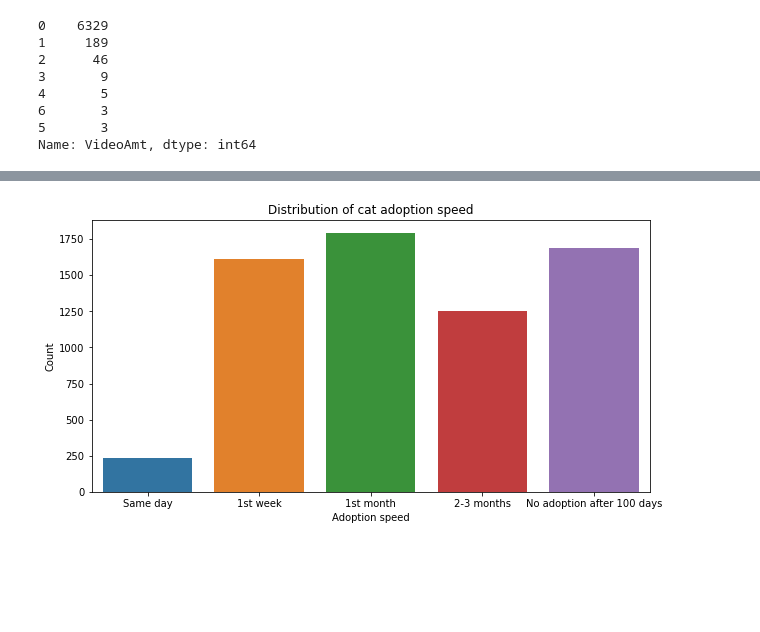
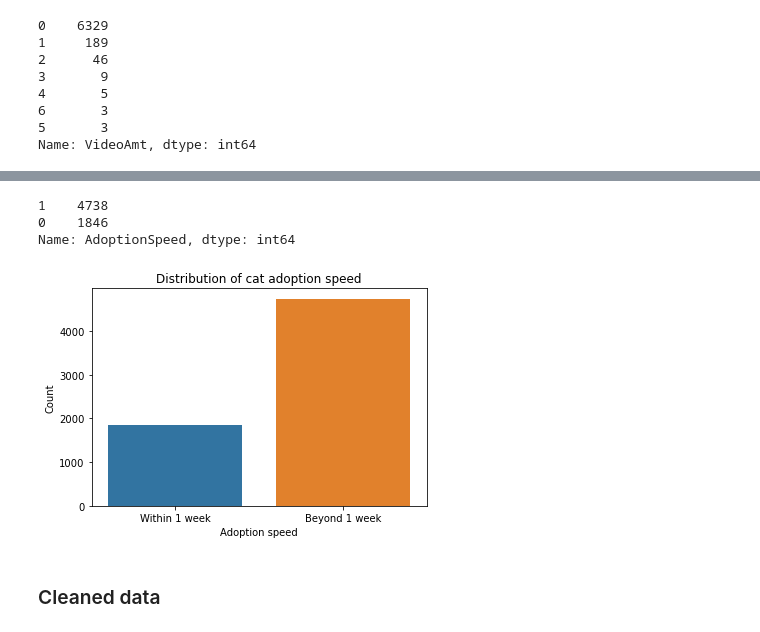
Before and after one commit to simonatso/pet-adoption, a Jupyter notebook: Data Wrangling.ipynb, the cells around one changed output, grey strips where cells are left out. Cells and saved outputs as stored; diff of their text form; code cells hidden in the pictures; blank space fills up the shorter version.

Commit message:
Completed data wrangling & data exploration of project

```diff
--- a/Data Wrangling.ipynb
+++ b/Data Wrangling.ipynb
@@ -1173,0 +1645,3 @@ Name: AdoptionSpeed, dtype: int64
+# %%
+keywordsDf = pd.DataFrame(features.todense(), columns = tfidf.get_feature_names())
+keywordsDf.head()
@@ -1173,0 +1655,8 @@ Name: AdoptionSpeed, dtype: int64
+# %%
+# Extract top 20 relevant keywords & their equivalents
+catKeywords = ['active', 'adorable', 'attention', 'beautiful', 'box', 'cute', 'free', 'friendly', 'healthy', 'indoor',
+            'kittens', 'little', 'lovely', 'old', 'playful', 'rescued', 'siblings', 'stray', 'sweet', 'trained']
+keywordsDf = keywordsDf[catKeywords]
+# %%
+catData = catData.join(keywordsDf.set_index(catData['PetID']))
+catData.head()
@@ -1174,10 +1671,16 @@ Name: AdoptionSpeed, dtype: int64
+# %%
+catData.AdoptionSpeed = np.where(((catData['AdoptionSpeed'] == 0) | (catData['AdoptionSpeed'] == 1)), 0, 1)
+catData.AdoptionSpeed.value_counts()
+# %% [output]
+1    4738
+0    1846
+Name: AdoptionSpeed, dtype: int64
 # %%
-plt.figure(figsize = (10,5))
 ax = sns.barplot(x = 'AdoptionSpeed', y = 'PetID', data=catData.groupby(['AdoptionSpeed']).count().reset_index())
-plt.xticks(np.arange(0,5), ['Same day', '1st week', '1st month', '2-3 months', 'No adoption after 100 days'])
+plt.xticks(np.arange(0,2), ['Within 1 week', 'Beyond 1 week'])
 plt.ylabel('Count')
 plt.title('Distribution of cat adoption speed')
 plt.xlabel('Adoption speed')
 plt.show()
 # %% [output]
-[figure, old version]
+[figure, new version]
@@ -1185,0 +1687,2 @@ sns.pairplot(data)
+# %% [markdown]
+### Cleaned data
```
Also changed, not shown: parts of 90 cells of this notebook, 2 other files.
